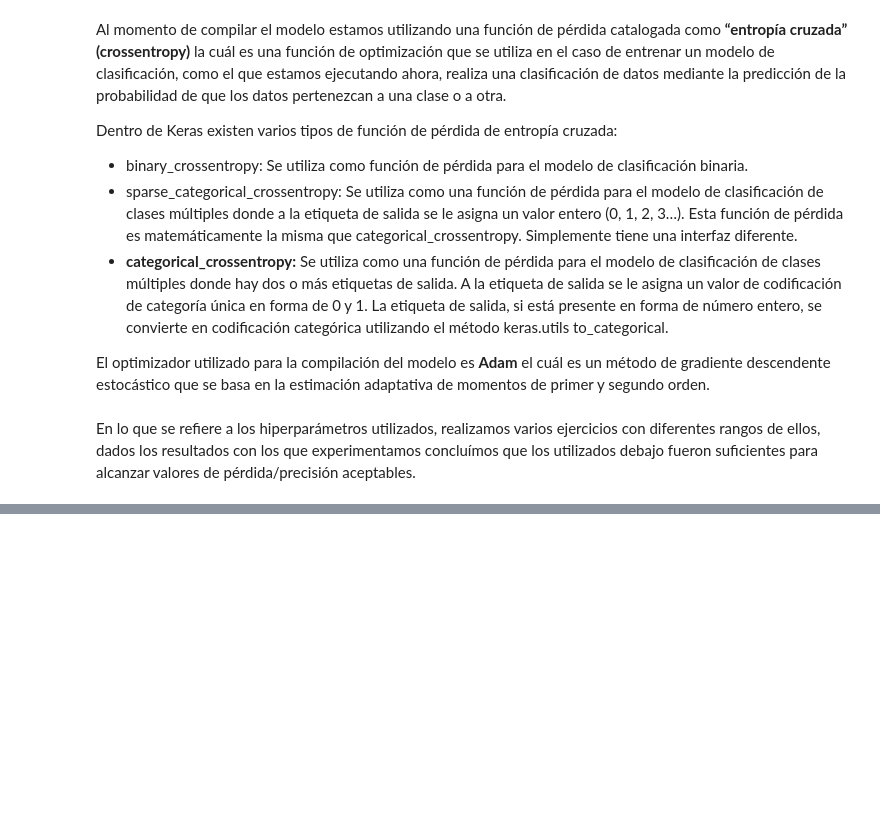
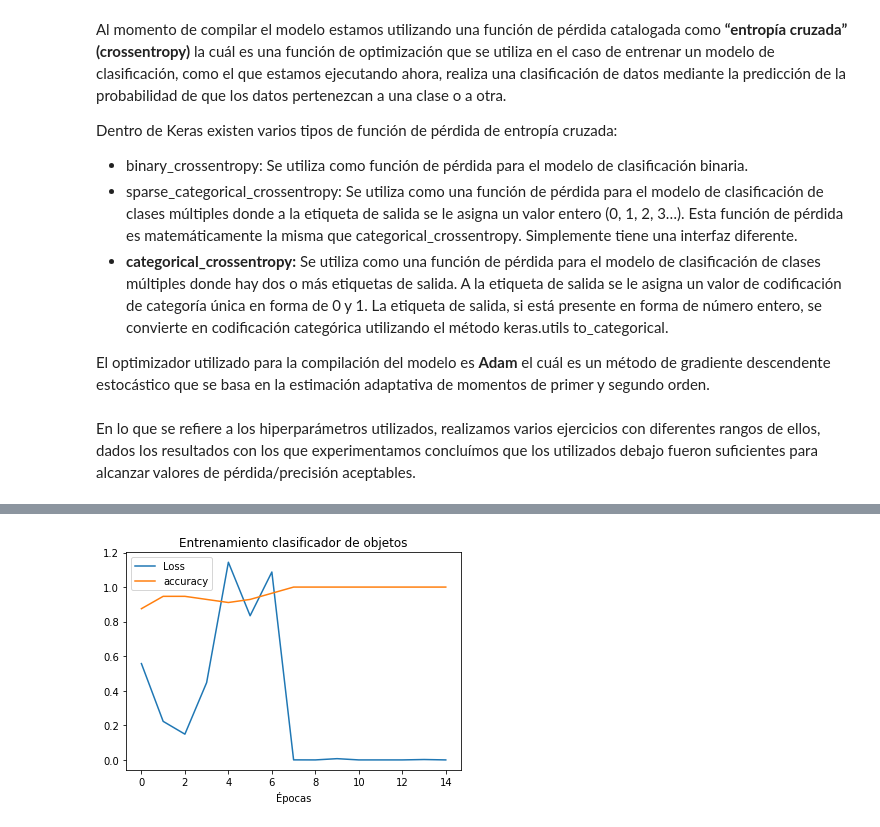
Before and after one commit to gbetanzos/objetos_ia, a Jupyter notebook: code/Objetos.ipynb, the cells around one changed output, grey strips where cells are left out. Drawn from its saved outputs; the diff is of its cells as text; code cells hidden in the pictures; blank space fills up the shorter version.

```diff
--- a/code/Objetos.ipynb
+++ b/code/Objetos.ipynb
@@ -152,7 +153,8 @@ model.add(Dense(256, activation='relu'))
 model.add(Dropout(0.2))
 model.add(Dense(128, activation='relu'))
 #model.add(Dropout(0.3))
-model.add(Dense(4, activation = 'softmax'))
+#model.add(Dense(4, activation = 'softmax'))
+model.add(Dense(3, activation = 'softmax'))
 # %% [markdown]
 A continuación se despliega las diferentes capas de las que está compuesto el modelo así como el número de nodos que compone cada capa, la última capa utiliza activación **softmax** dado que lo que esperamos es una clasificación, esta última capa posee únicamente cuatro nodos.
 # %%
@@ -191,5 +193,5 @@ model.compile(loss='categorical_crossentropy', optimizer='adam', metrics = ['acc
 # %% [markdown]
 En lo que se refiere a los hiperparámetros utilizados, realizamos varios ejercicios con diferentes rangos de ellos, dados los resultados con los que experimentamos concluímos que los utilizados debajo fueron suficientes para alcanzar valores de pérdida/precisión aceptables.
 # %%
-model.fit(trainImages, trainLabels, batch_size = 1, epochs = 10, verbose = 1)
+history=model.fit(trainImages, trainLabels, batch_size = 1, epochs = 15, verbose = 1)
 # %% [output]
@@ -257,0 +272,11 @@ El objeto es una: CARRITO
+# %%
+plt.plot(history.history['loss'], label='Loss')
+plt.plot(history.history['accuracy'], label='accuracy')
+
+plt.title('Entrenamiento clasificador de objetos')
+plt.xlabel('Épocas')
+plt.legend(loc="upper left")
+
+plt.show()
+# %% [output]
+[figure, added]
```
Also changed, not shown: parts of 12 cells of this notebook, 15 other files.
